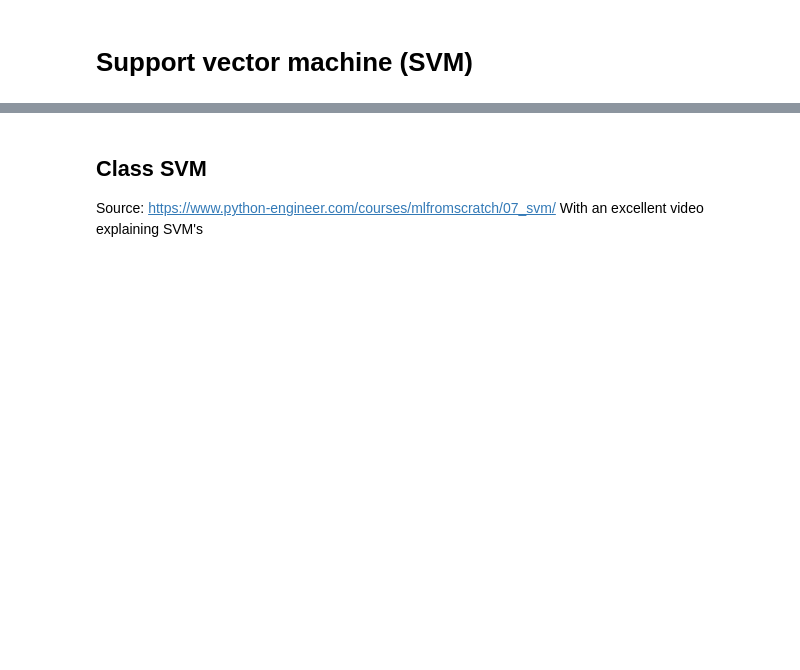
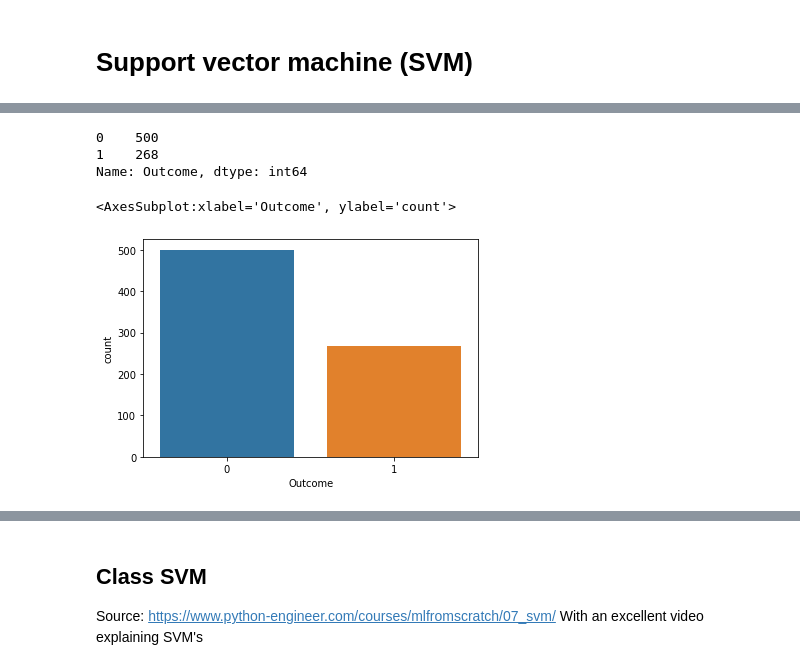
Before and after one commit to RossErskine/ML_Algorithms, a Jupyter notebook: Support vector machine (SVM).ipynb, the cells around one changed output, grey strips where cells are left out. Drawn from its saved outputs; the diff is of its cells as text; code cells hidden in the pictures; blank space fills up the shorter version.

Commit message:
Basic analysis on pima dataset

```diff
--- a/Support vector machine (SVM).ipynb
+++ b/Support vector machine (SVM).ipynb
@@ -2,0 +9,4 @@
+# %%
+# Load csv file
+df = pd.read_csv('../datasets/diabetes.csv', index_col=False)
+df.head()
@@ -2,0 +51,6 @@
+# %%
+df.loc[df['BloodPressure'] == 0,'BloodPressure'] = np.nan
+df.loc[df['Glucose'] == 0,'Glucose'] = np.nan
+df.loc[df['SkinThickness'] == 0,'SkinThickness'] = np.nan
+df.loc[df['Insulin'] == 0,'Insulin'] = np.nan
+df.loc[df['BMI'] == 0,'BMI'] = np.nan
@@ -2,0 +88,12 @@
+# %%
+df['Outcome'].value_counts()
+# %% [output]
+0    500
+1    268
+Name: Outcome, dtype: int64
+# %%
+# draw a bar chart for each label
+sns.countplot(x="Outcome", data=df)
+# %% [output]
+<AxesSubplot:xlabel='Outcome', ylabel='count'>
+[figure, added]
```
Also changed, not shown: parts of 18 cells of this notebook.
